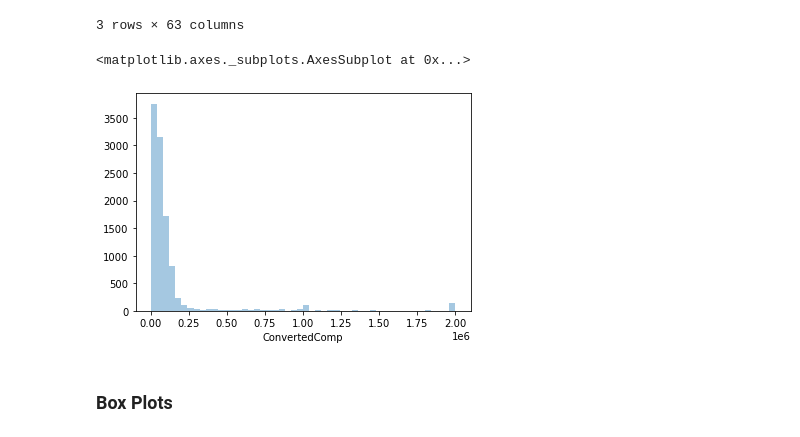
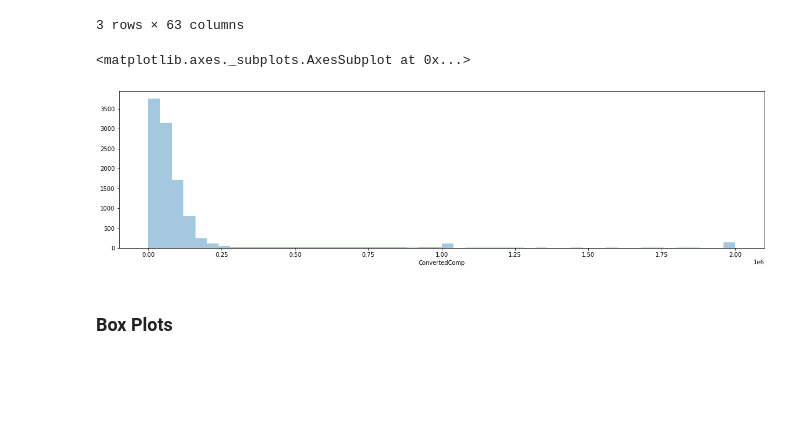
Before and after one commit to slraina/Coding-Langugaes-Data-Analysis, a Jupyter notebook: 6. Data Visualization.ipynb, the cells around one changed output. Cells and saved outputs as stored; diff of their text form; code cells hidden in the pictures; blank space fills up the shorter version.

```diff
--- a/6. Data Visualization.ipynb
+++ b/6. Data Visualization.ipynb
@@ -184,10 +184,11 @@ df.head(3)
 # %%
 # the read_sql_query runs the sql query and returns the data as a dataframe
 
+plt.figure(figsize = (20,5))
 sns.distplot(df['ConvertedComp'],kde = False)
 # %% [output]
 <matplotlib.axes._subplots.AxesSubplot at 0x...>
-[figure, old version]
+[figure, new version]
 # %% [markdown]
 ### Box Plots
 # %% [markdown]
```
Also changed, not shown: parts of 3 cells of this notebook.
